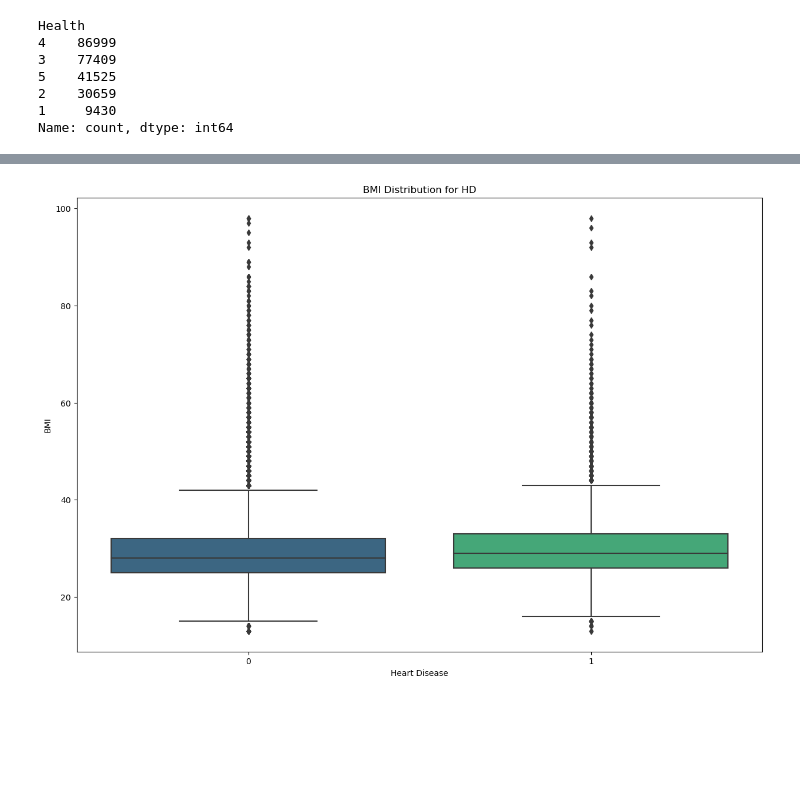
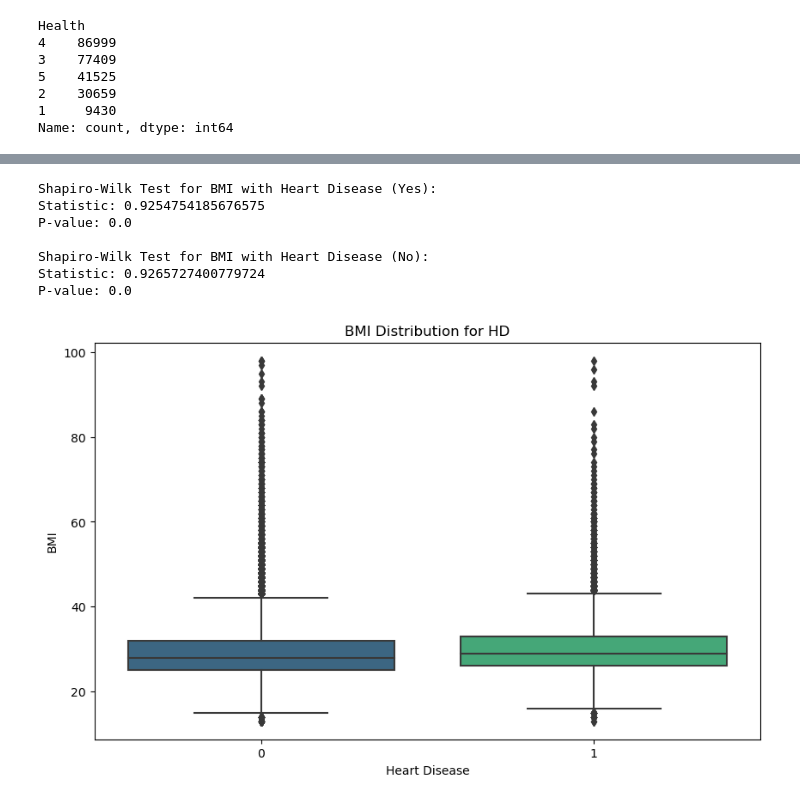
Before and after one commit to hotredcar/Project-1-Group-4, a Jupyter notebook: main-ali.ipynb, the cells around one changed output, grey strips where cells are left out. Saved outputs shown, nothing was run; the diff lists cells and outputs as text; code cells hidden in the pictures; blank space fills up the shorter version.

```diff
--- a/main-ali.ipynb
+++ b/main-ali.ipynb
@@ -548,9 +906,37 @@ plt.show()
+# %%
+from scipy.stats import shapiro
+
+# Separate BMI data based on heart disease status
+bmi_hd_yes = filtered_data_reordered[filtered_data_reordered['HD'] == 1]['BMI']
+bmi_hd_no = filtered_data_reordered[filtered_data_reordered['HD'] == 0]['BMI']
+
+# Perform Shapiro-Wilk test for BMI with heart disease
+stat_hd_yes, p_value_hd_yes = shapiro(bmi_hd_yes)
+stat_hd_no, p_value_hd_no = shapiro(bmi_hd_no)
+
+# Display the results
+print("Shapiro-Wilk Test for BMI with Heart Disease (Yes):")
+print(f"Statistic: {stat_hd_yes}")
+print(f"P-value: {p_value_hd_yes}")
+print("")
+
+print("Shapiro-Wilk Test for BMI with Heart Disease (No):")
+print(f"Statistic: {stat_hd_no}")
+print(f"P-value: {p_value_hd_no}")
+# %% [output]
+Shapiro-Wilk Test for BMI with Heart Disease (Yes):
+Statistic: 0.9254754185676575
+P-value: 0.0
+
+Shapiro-Wilk Test for BMI with Heart Disease (No):
+Statistic: 0.9265727400779724
+P-value: 0.0
 # %%
-plt.figure(figsize=(15, 10))
-sns.boxplot(x='HD', y='BMI', data=filtered_data_reordered, palette='viridis', whis=1.5)
+plt.figure(figsize=(10, 6))
+sns.boxplot(x='HD', y='BMI', data=filtered_data_df, palette='viridis')
 plt.title('BMI Distribution for HD')
 plt.xlabel('Heart Disease')
 plt.ylabel('BMI')
 plt.show()
 # %% [output]
-[figure, old version]
+[figure, new version]
```
Also changed, not shown: parts of 54 cells of this notebook, 15 other files.
